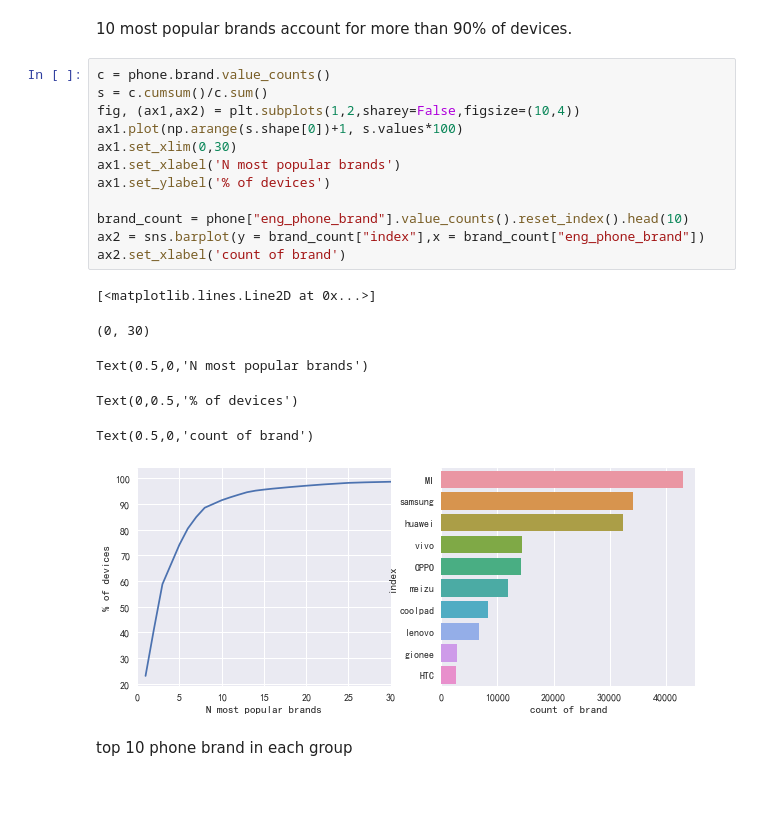
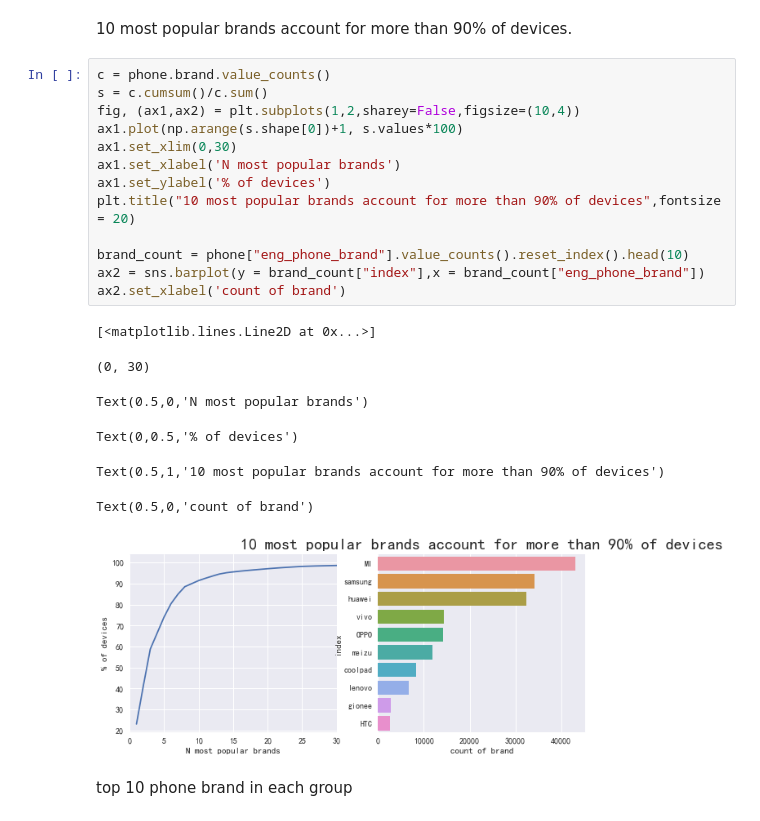
Before and after one commit to yiqingyang75/kaggle-TalkingData-Mobile-User-Demographics, a Jupyter notebook: py/TalkingData Mobile User Demographics - Concise.ipynb, the cells around one changed output. Drawn from its saved outputs; the diff is of its cells as text; blank space fills up the shorter version.

```diff
--- a/py/TalkingData Mobile User Demographics - Concise.ipynb
+++ b/py/TalkingData Mobile User Demographics - Concise.ipynb
@@ -121,22 +152,24 @@ test_phone.head(3)
 # %%
 c = phone.brand.value_counts()
 s = c.cumsum()/c.sum()
 fig, (ax1,ax2) = plt.subplots(1,2,sharey=False,figsize=(10,4))
 ax1.plot(np.arange(s.shape[0])+1, s.values*100)
 ax1.set_xlim(0,30)
 ax1.set_xlabel('N most popular brands')
 ax1.set_ylabel('% of devices')
+plt.title("10 most popular brands account for more than 90% of devices",fontsize = 20)
 
 brand_count = phone["eng_phone_brand"].value_counts().reset_index().head(10)
 ax2 = sns.barplot(y = brand_count["index"],x = brand_count["eng_phone_brand"])
 ax2.set_xlabel('count of brand')
 # %% [output]
 [<matplotlib.lines.Line2D at 0x...>]
 (0, 30)
 Text(0.5,0,'N most popular brands')
 Text(0,0.5,'% of devices')
-Text(0.5,0,'count of brand')
+Text(0.5,1,'10 most popular brands account for more than 90% of devices')
+Text(0.5,0,'count of brand')
-[figure, old version]
+[figure, new version]
 # %% [markdown]
 top 10 phone brand in each group
 # %% [markdown]
```
Also changed, not shown: parts of 23 cells of this notebook.
